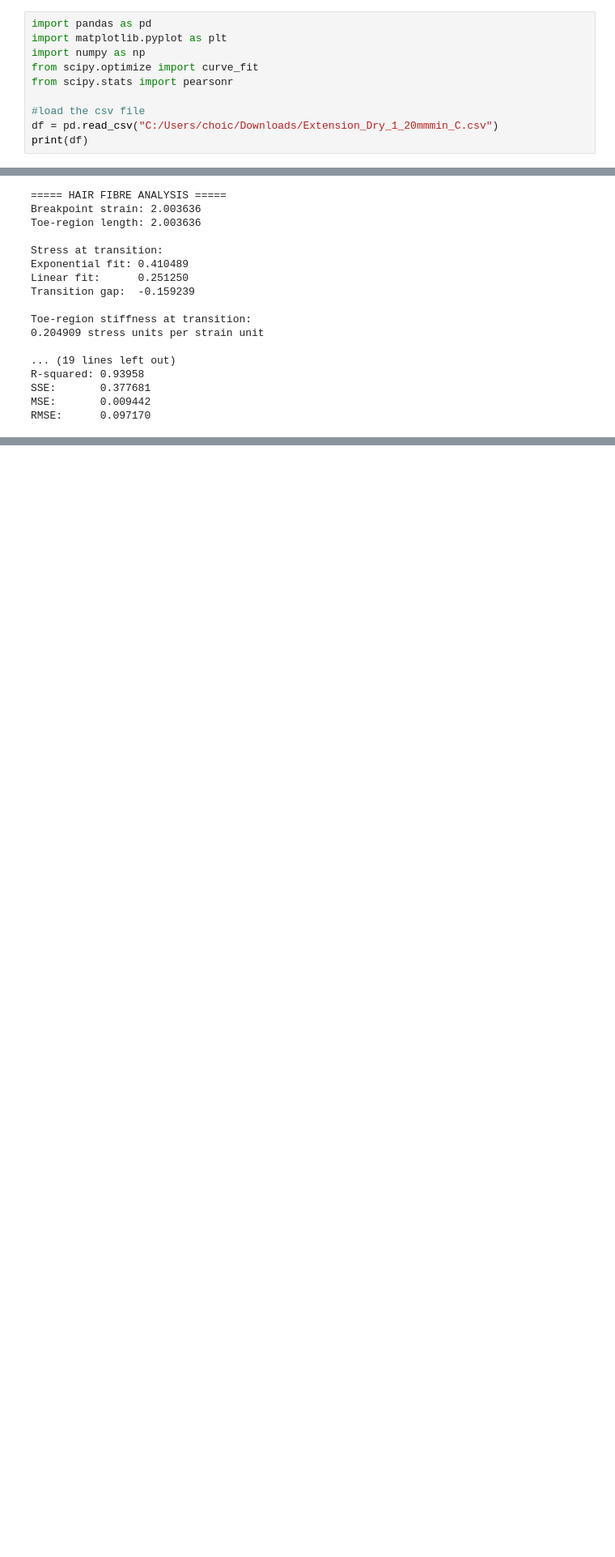
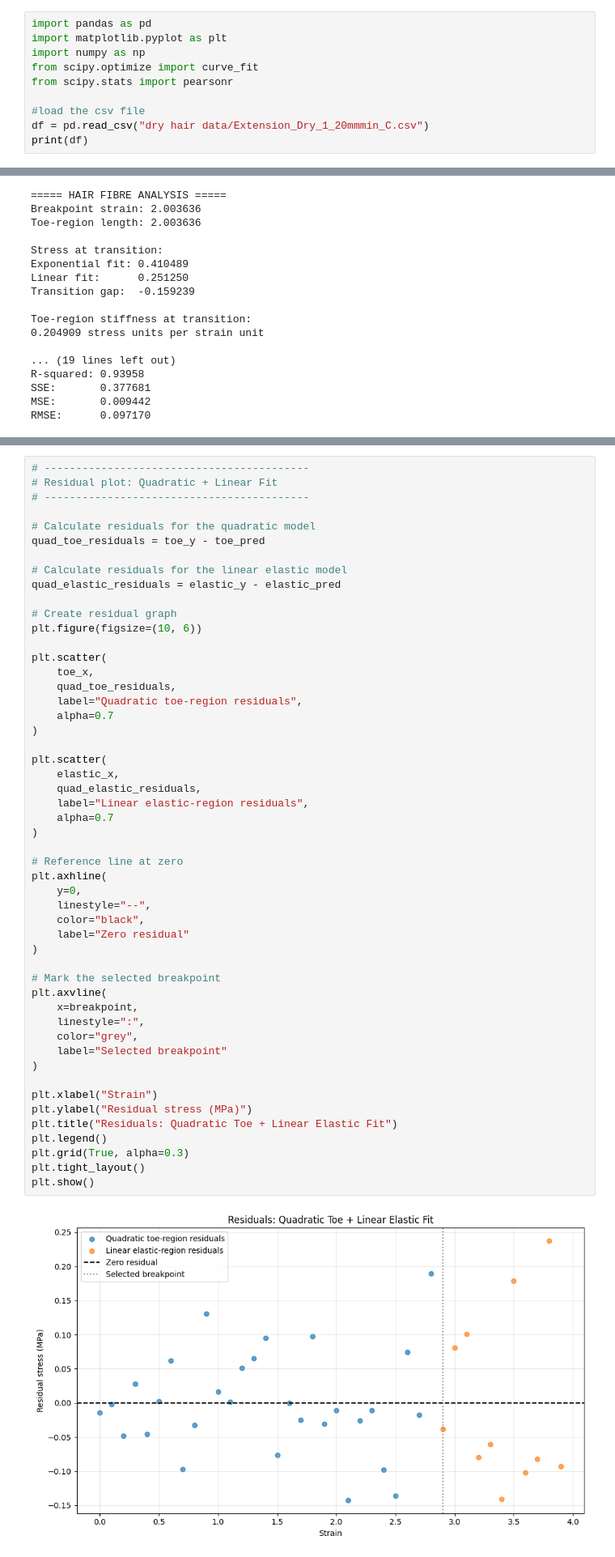
Before and after one commit to ifplutoknew/Python, a Jupyter notebook: Hair research data/Dry hair_20mm.ipynb, the cells around one changed output, grey strips where cells are left out. Shown at 81% size. Cells and saved outputs as stored; diff of their text form; blank space fills up the shorter version.

```diff
--- a/Hair research data/Dry hair_20mm.ipynb
+++ b/Hair research data/Dry hair_20mm.ipynb
@@ -6,7 +6,7 @@ from scipy.optimize import curve_fit
 from scipy.stats import pearsonr
 
 #load the csv file
-df = pd.read_csv("C:/Users/choic/Downloads/Extension_Dry_1_20mmmin_C.csv")
+df = pd.read_csv("dry hair data/Extension_Dry_1_20mmmin_C.csv")
 print(df)
 # %% [output]
      Record Strain (%) Stress (MPa)
@@ -644,0 +794,53 @@ plt.show()
+# %%
+# ------------------------------------------
+# Residual plot: Quadratic + Linear Fit
+# ------------------------------------------
+
+# Calculate residuals for the quadratic model
+quad_toe_residuals = toe_y - toe_pred
+
+# Calculate residuals for the linear elastic model
+quad_elastic_residuals = elastic_y - elastic_pred
+
+# Create residual graph
+plt.figure(figsize=(10, 6))
+
+plt.scatter(
+    toe_x,
+    quad_toe_residuals,
+    label="Quadratic toe-region residuals",
+    alpha=0.7
+)
+
+plt.scatter(
+    elastic_x,
+    quad_elastic_residuals,
+    label="Linear elastic-region residuals",
+    alpha=0.7
+)
+
+# Reference line at zero
+plt.axhline(
+    y=0,
+    linestyle="--",
+    color="black",
+    label="Zero residual"
+)
+
+# Mark the selected breakpoint
+plt.axvline(
+    x=breakpoint,
+    linestyle=":",
+    color="grey",
+    label="Selected breakpoint"
+)
+
+plt.xlabel("Strain")
+plt.ylabel("Residual stress (MPa)")
+plt.title("Residuals: Quadratic Toe + Linear Elastic Fit")
+plt.legend()
+plt.grid(True, alpha=0.3)
+plt.tight_layout()
+plt.show()
+# %% [output]
+[figure, added]
```
Also changed, not shown: parts of 1 cell of this notebook, 1 other file.
